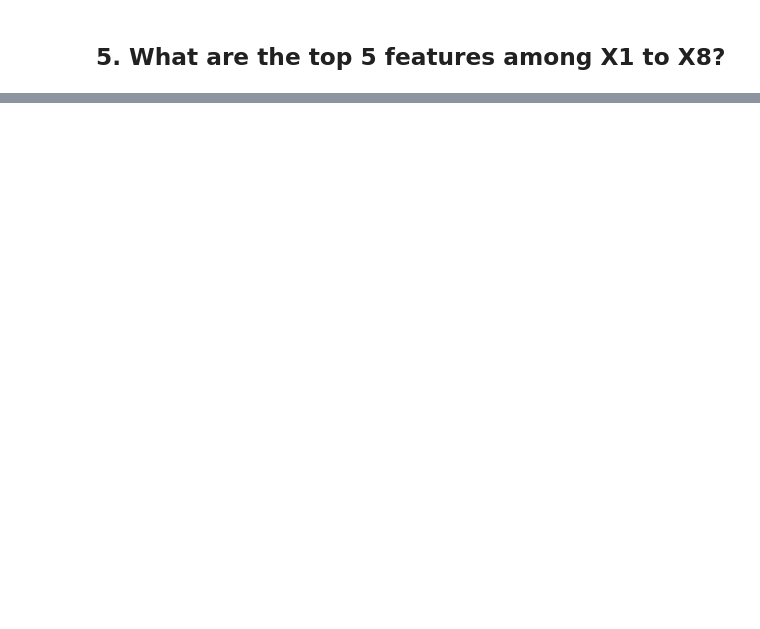
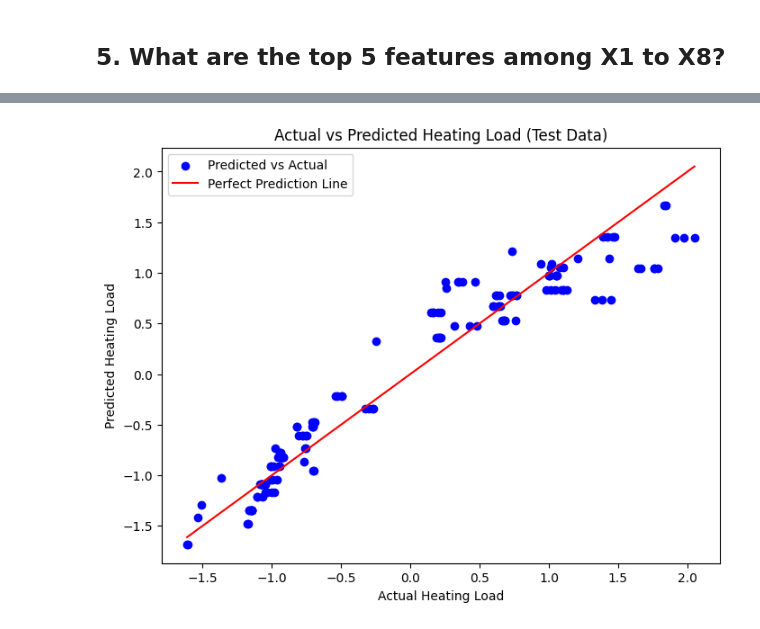
Before and after one commit to Ctrl-Shift-AJ/Emerging-Technologies-Elective-Programming-Assignments, a Jupyter notebook: Programming Assignment No. 2/Programming_Assignment_2_Obis_&_Tuatis.ipynb, the cells around one changed output, grey strips where cells are left out. Drawn from its saved outputs; the diff is of its cells as text; code cells hidden in the pictures; blank space fills up the shorter version.

```diff
--- a/Programming Assignment No. 2/Programming_Assignment_2_main.ipynb
+++ b/Programming Assignment No. 2/Programming_Assignment_2_Obis_&_Tuatis.ipynb
@@ -104,16 +95,16 @@ Test set size: 154 samples
 # %% [markdown]
 ## 2. Using Ridge regularization, set your own 10 different choices of regularization parameters, find the best choice that gives the highest accuracy on the validation data (based on R2)
 # %%
-# from the training data
-X_train = train_data.drop(columns=['Heating Load'])
+# from the standardized training data
+X_train = train_data_scaled.drop(columns=['Heating Load', 'Cooling Load'])
 y1_train = train_data['Heating Load']
 
-# from the validation data
-X_val = val_data.drop(columns=['Heating Load'])
+# from the standardized validation data
+X_val = validation_data_scaled.drop(columns=['Heating Load', 'Cooling Load'])
 y1_val = val_data['Heating Load']
 
-# from the test data
-X_test = test_data.drop(columns=['Heating Load'])
+# from the standardized test data
+X_test = test_data_scaled.drop(columns=['Heating Load', 'Cooling Load'])  # Drop target columns from features
 y1_test = test_data['Heating Load']
 
 
@@ -269,0 +304,3 @@ Top 5 most important features for predicting Heating Load:
+# %%
+eed_pd1 = eed_pd.drop(["Relative Compactness", "Glazing Area Distribution", "Orientation"], axis = 1)
+eed_pd1.head()
@@ -269,0 +468,22 @@ Top 5 most important features for predicting Heating Load:
+# %%
+# For visualization
+
+# Create the plot
+plt.figure(figsize=(8, 6))
+
+# Scatter plot of true vs predicted values
+plt.scatter(y1_test1, y1_test_pred1, color='blue', label='Predicted vs Actual')
+
+# Plot the perfect prediction line (y = x)
+plt.plot([min(y1_test1), max(y1_test1)], [min(y1_test1), max(y1_test1)], color='red', label='Perfect Prediction Line')
+
+# Add labels and title
+plt.xlabel('Actual Heating Load')
+plt.ylabel('Predicted Heating Load')
+plt.title('Actual vs Predicted Heating Load (Test Data)')
+plt.legend()
+
+# Show the plot
+plt.show()
+# %% [output]
+[figure, added]
```
Also changed, not shown: parts of 27 cells of this notebook, 6 other files.
